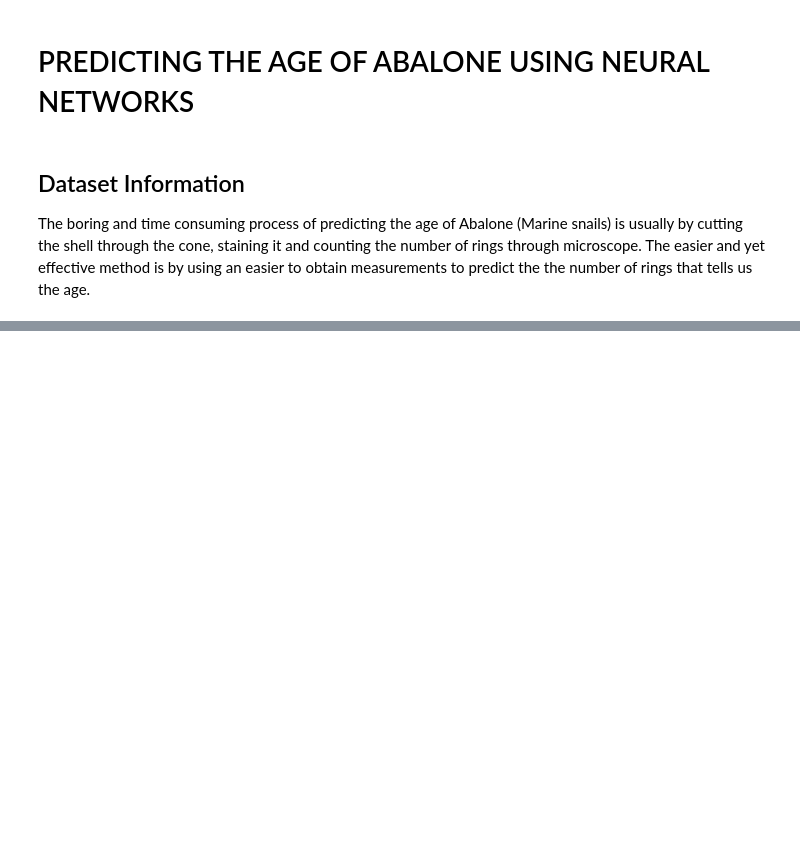
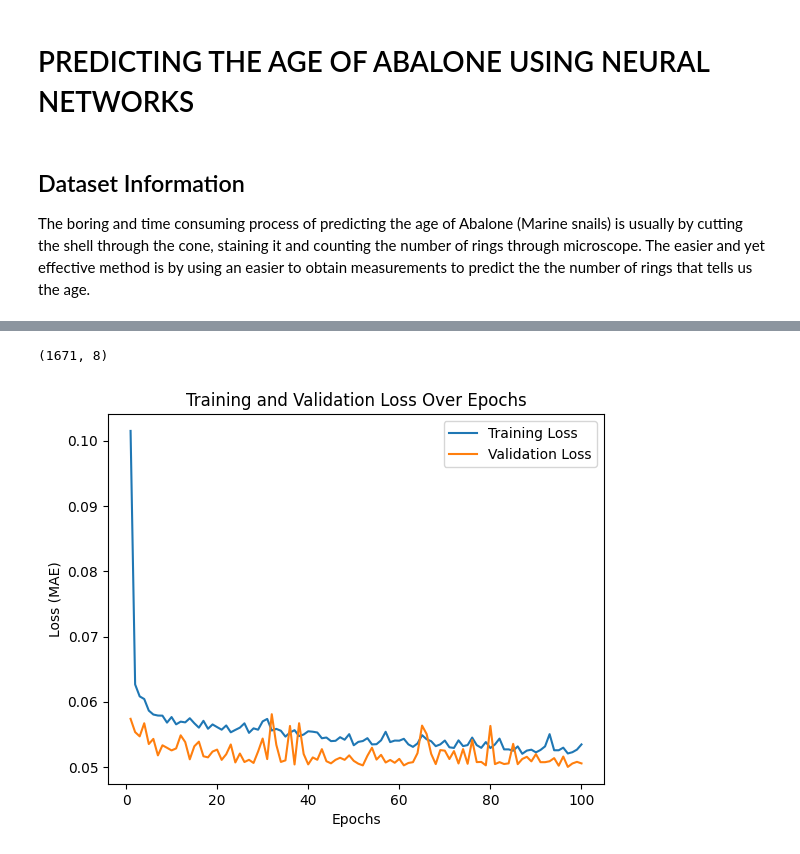
Before and after one commit to Alexadenuga/abalone_prediction_NN, a Jupyter notebook: abalone.ipynb, the cells around one changed output, grey strips where cells are left out. Saved outputs shown, nothing was run; the diff lists cells and outputs as text; code cells hidden in the pictures; blank space fills up the shorter version.

```diff
--- a/abalone.ipynb
+++ b/abalone.ipynb
@@ -50,0 +51,42 @@ y_valid = valid_set['Rings']
+# %%
+# shape of the data
+X_train.shape
+# %% [output]
+(1671, 8)
+# %%
+# The model
+model = keras.Sequential([
+    keras.layers.Input(shape=(8,)),
+    keras.layers.Dense(64, activation='relu'),
+    keras.layers.Dense(32, activation='relu'),
+    keras.layers.Dense(1, activation='linear')
+])
+# %%
+#Compiline the model
+model.compile(
+    optimizer='adam',
+    loss='mae',
+
+)
+# %%
+#Fit the model
+history = model.fit(
+    X_train, y_train,
+    validation_data=(X_valid, y_valid),
+    batch_size=32,
+    epochs=100, verbose=0)
+# %%
+training_loss = history.history['loss']
+validation_loss = history.history['val_loss']
+
+plt.plot(range(1, len(training_loss) + 1),
+         training_loss, label='Training Loss')
+plt.plot(range(1, len(validation_loss) + 1),
+         validation_loss, label='Validation Loss')
+plt.xlabel('Epochs')
+plt.ylabel('Loss (MAE)')
+plt.title('Training and Validation Loss Over Epochs')
+plt.legend()
+plt.show()
+# %% [output]
+[figure, added]
```
Also changed, not shown: parts of 5 cells of this notebook.
